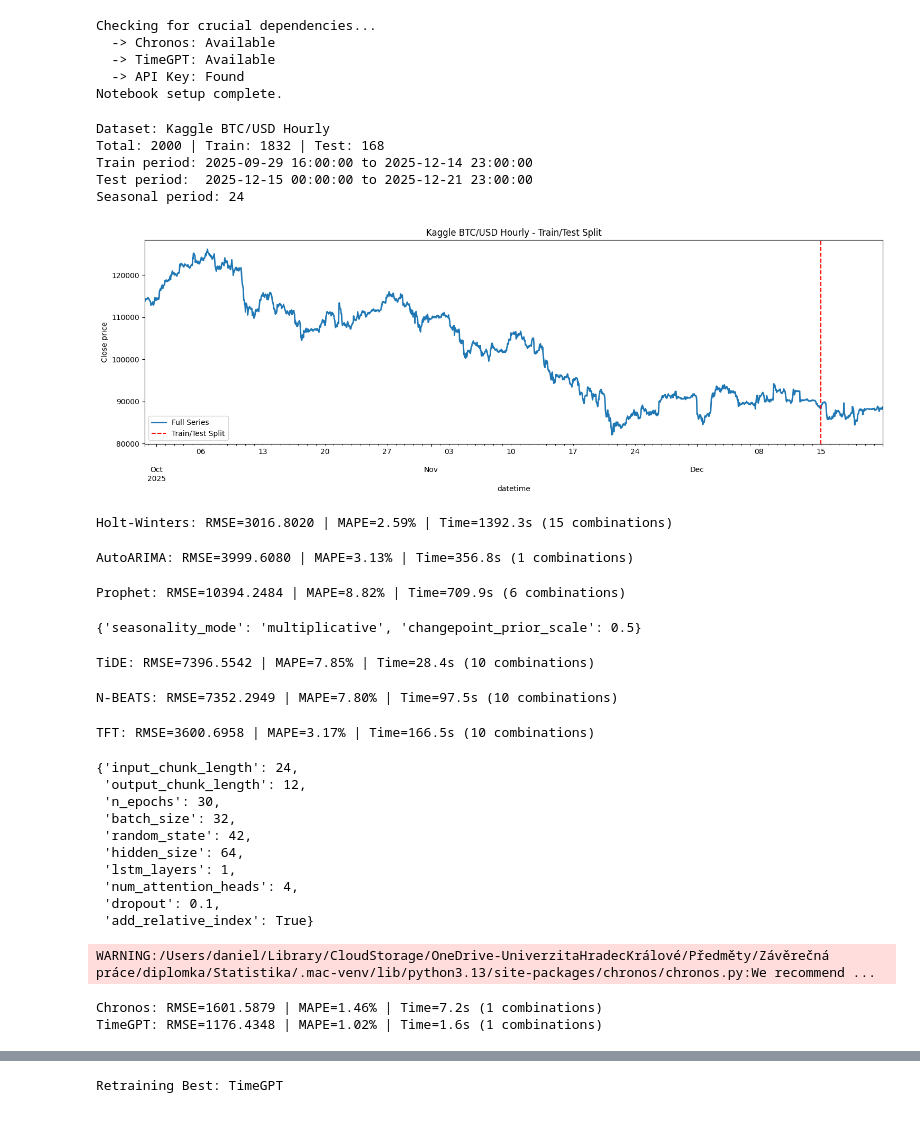
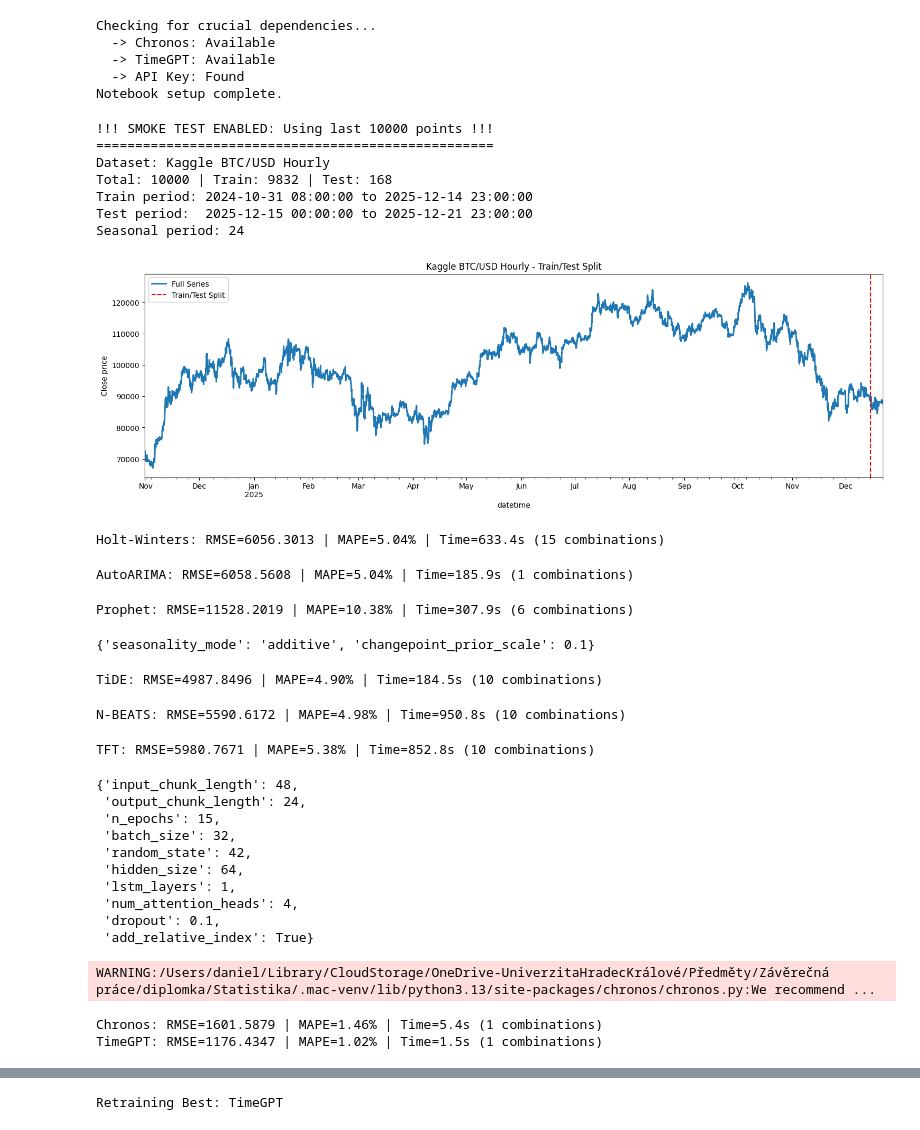
Before and after one commit to ContiHan/Statistika, a Jupyter notebook: forecasting/05_forecasting_kaggle_btcusd_hourly.ipynb, the cells around one changed output, grey strips where cells are left out. Cells and saved outputs as stored; diff of their text form; code cells hidden in the pictures.

```diff
--- a/forecasting/05_forecasting_kaggle_btcusd_hourly.ipynb
+++ b/forecasting/05_forecasting_kaggle_btcusd_hourly.ipynb
@@ -37,9 +37,12 @@ series = TimeSeries.from_dataframe(
 series = series.astype(np.float32)
 
 SMOKE_TEST = True
-SMOKE_TEST_POINTS = 2000
+SMOKE_TEST_POINTS = 10000
 
 if SMOKE_TEST:
+    smoke_msg = f"!!! SMOKE TEST ENABLED: Using last {SMOKE_TEST_POINTS} points !!!"
+    print(smoke_msg)
+    print("=" * len(smoke_msg))
     series = series[-SMOKE_TEST_POINTS:]
 
 # === TRAIN/TEST SPLIT ===
@@ -53,36 +56,38 @@ offset_map = {
     "D": pd.DateOffset(days=test_periods),
     "H": pd.DateOffset(hours=test_periods),
 }
 offset = offset_map.get(freq, pd.DateOffset(days=test_periods))
 
 train, test = series.split_after(pd.Timestamp(series.end_time()) - offset)
 
 # === SCALING (for Deep Learning models) ===
 # IMPORTANT: Scaler is fitted ONLY on training data to prevent data leakage
 scaler = Scaler()
 train_scaled = scaler.fit_transform(train)
 test_scaled = scaler.transform(test)  # Transform only, no fitting
 series_scaled = scaler.transform(series)
 
 print(f"Dataset: {DATASET_CONFIG['name']}")
 print(f"Total: {len(series)} | Train: {len(train)} | Test: {len(test)}")
 print(f"Train period: {train.start_time()} to {train.end_time()}")
 print(f"Test period:  {test.start_time()} to {test.end_time()}")
 print(f"Seasonal period: {DATASET_CONFIG['seasonal_period']}")
 
 series.plot(label="Full Series", figsize=(18, 5))
 plt.axvline(x=test.start_time(), color="red", linestyle="--", label="Train/Test Split")
 plt.title(f"{DATASET_CONFIG['name']} - Train/Test Split")
 plt.ylabel("Close price")
 plt.legend()
 plt.show()
 # %% [output]
+!!! SMOKE TEST ENABLED: Using last 10000 points !!!
+===================================================
 Dataset: Kaggle BTC/USD Hourly
-Total: 2000 | Train: 1832 | Test: 168
-Train period: 2025-09-29 16:00:00 to 2025-12-14 23:00:00
+Total: 10000 | Train: 9832 | Test: 168
+Train period: 2024-10-31 08:00:00 to 2025-12-14 23:00:00
 Test period:  2025-12-15 00:00:00 to 2025-12-21 23:00:00
 Seasonal period: 24
-[figure, old version]
+[figure, new version]
 # %%
 # 3. Constants
 
@@ -105,6 +111,8 @@ run_tuning_and_eval(
     STAT_GRIDS["Holt-Winters"],
     train,
     test_periods=TEST_PERIODS,
+    seasonal_period=SEASONAL_PERIOD,
+    cv_start_ratio=CV_START_RATIO,
 )
 
 # AutoARIMA
@@ -115,6 +123,8 @@ run_tuning_and_eval(
     STAT_GRIDS["AutoARIMA"],
     train,
     test_periods=TEST_PERIODS,
+    seasonal_period=SEASONAL_PERIOD,
+    cv_start_ratio=CV_START_RATIO,
 )
 
 
@@ -126,12 +136,14 @@ run_tuning_and_eval(
     STAT_GRIDS["Prophet"],
     train,
     test_periods=TEST_PERIODS,
+    seasonal_period=SEASONAL_PERIOD,
+    cv_start_ratio=CV_START_RATIO,
 )
 # %% [output]
-Holt-Winters: RMSE=3016.8020 | MAPE=2.59% | Time=1392.3s (15 combinations)
+Holt-Winters: RMSE=6056.3013 | MAPE=5.04% | Time=633.4s (15 combinations)
-AutoARIMA: RMSE=3999.6080 | MAPE=3.13% | Time=356.8s (1 combinations)
+AutoARIMA: RMSE=6058.5608 | MAPE=5.04% | Time=185.9s (1 combinations)
-Prophet: RMSE=10394.2484 | MAPE=8.82% | Time=709.9s (6 combinations)
+Prophet: RMSE=11528.2019 | MAPE=10.38% | Time=307.9s (6 combinations)
-{'seasonality_mode': 'multiplicative', 'changepoint_prior_scale': 0.5}
+{'seasonality_mode': 'additive', 'changepoint_prior_scale': 0.1}
 # %%
 # 5. Deep Learning Models
 
@@ -148,6 +160,8 @@ run_tuning_and_eval(
     scaler=scaler,
     original_train=train,
     test_periods=TEST_PERIODS,
+    seasonal_period=SEASONAL_PERIOD,
+    cv_start_ratio=CV_START_RATIO,
 )
 
 # N-BEATS
@@ -163,6 +177,8 @@ run_tuning_and_eval(
     scaler=scaler,
     original_train=train,
     test_periods=TEST_PERIODS,
+    seasonal_period=SEASONAL_PERIOD,
+    cv_start_ratio=CV_START_RATIO,
 )
 
 # TFT
@@ -178,14 +194,16 @@ run_tuning_and_eval(
     scaler=scaler,
     original_train=train,
     test_periods=TEST_PERIODS,
+    seasonal_period=SEASONAL_PERIOD,
+    cv_start_ratio=CV_START_RATIO,
 )
 # %% [output]
-TiDE: RMSE=7396.5542 | MAPE=7.85% | Time=28.4s (10 combinations)
+TiDE: RMSE=4987.8496 | MAPE=4.90% | Time=184.5s (10 combinations)
-N-BEATS: RMSE=7352.2949 | MAPE=7.80% | Time=97.5s (10 combinations)
+N-BEATS: RMSE=5590.6172 | MAPE=4.98% | Time=950.8s (10 combinations)
-TFT: RMSE=3600.6958 | MAPE=3.17% | Time=166.5s (10 combinations)
+TFT: RMSE=5980.7671 | MAPE=5.38% | Time=852.8s (10 combinations)
-{'input_chunk_length': 24,
- 'output_chunk_length': 12,
- 'n_epochs': 30,
+{'input_chunk_length': 48,
+ 'output_chunk_length': 24,
+ 'n_epochs': 15,
  'batch_size': 32,
  'random_state': 42,
  'hidden_size': 64,
@@ -199,8 +217,8 @@ TFT: RMSE=3600.6958 | MAPE=3.17% | Time=166.5s (10 combinations)
 run_foundation_models(tracker, train, test, DATASET_CONFIG["frequency"])
 # %% [output]
 WARNING:/Users/daniel/Library/CloudStorage/OneDrive-UniverzitaHradecKrálové/Předměty/Závěrečná práce/diplomka/Statistika/.mac-venv/lib/python3.13/site-packages/chronos/chronos.py:We recommend ...
-Chronos: RMSE=1601.5879 | MAPE=1.46% | Time=7.2s (1 combinations)
-TimeGPT: RMSE=1176.4348 | MAPE=1.02% | Time=1.6s (1 combinations)
+Chronos: RMSE=1601.5879 | MAPE=1.46% | Time=5.4s (1 combinations)
+TimeGPT: RMSE=1176.4347 | MAPE=1.02% | Time=1.5s (1 combinations)
 # %%
 # 7. Results Comparison (Cross-Validation Metrics)
 
```
Also changed, not shown: parts of 2 cells of this notebook, 19 other files.
